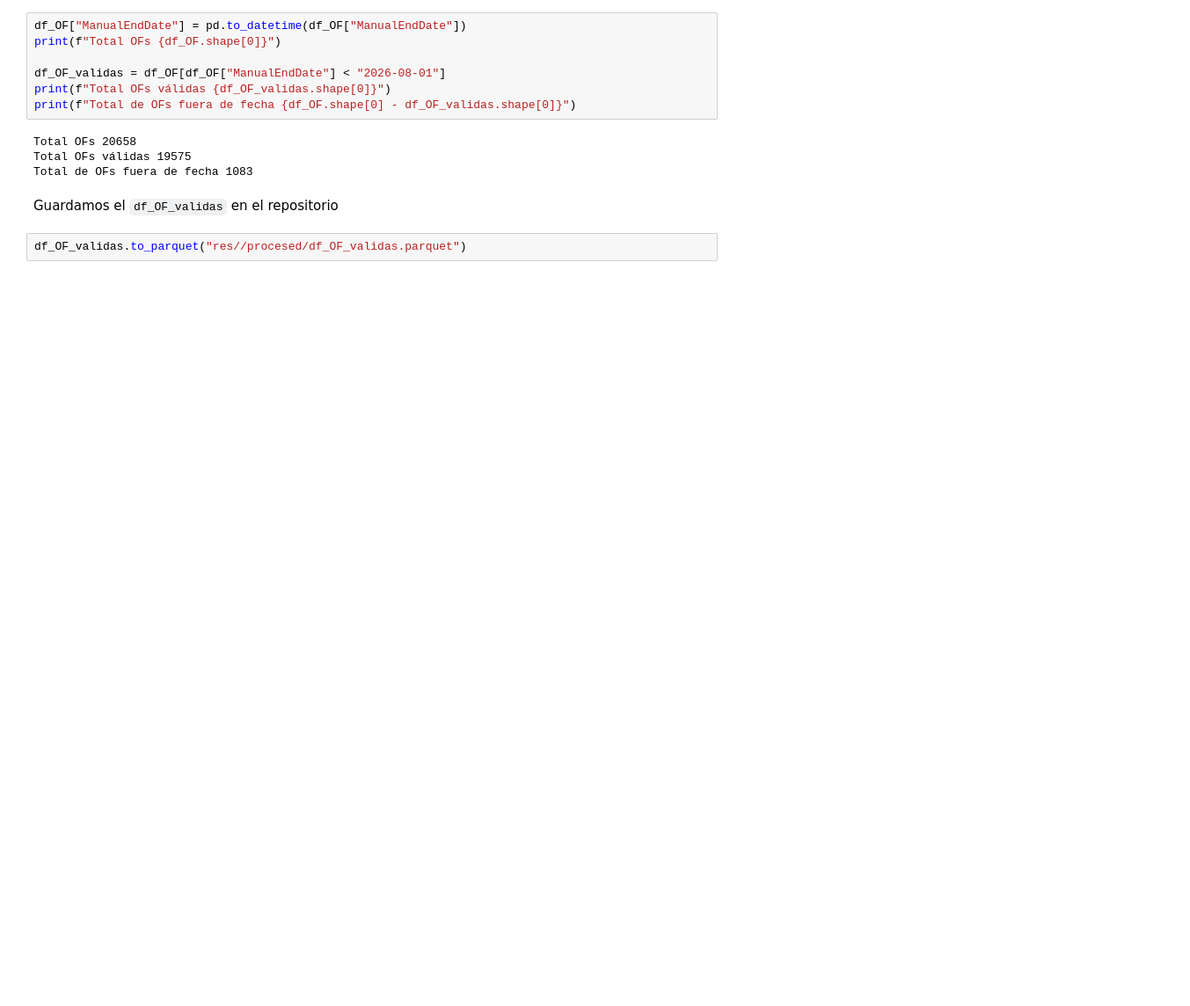
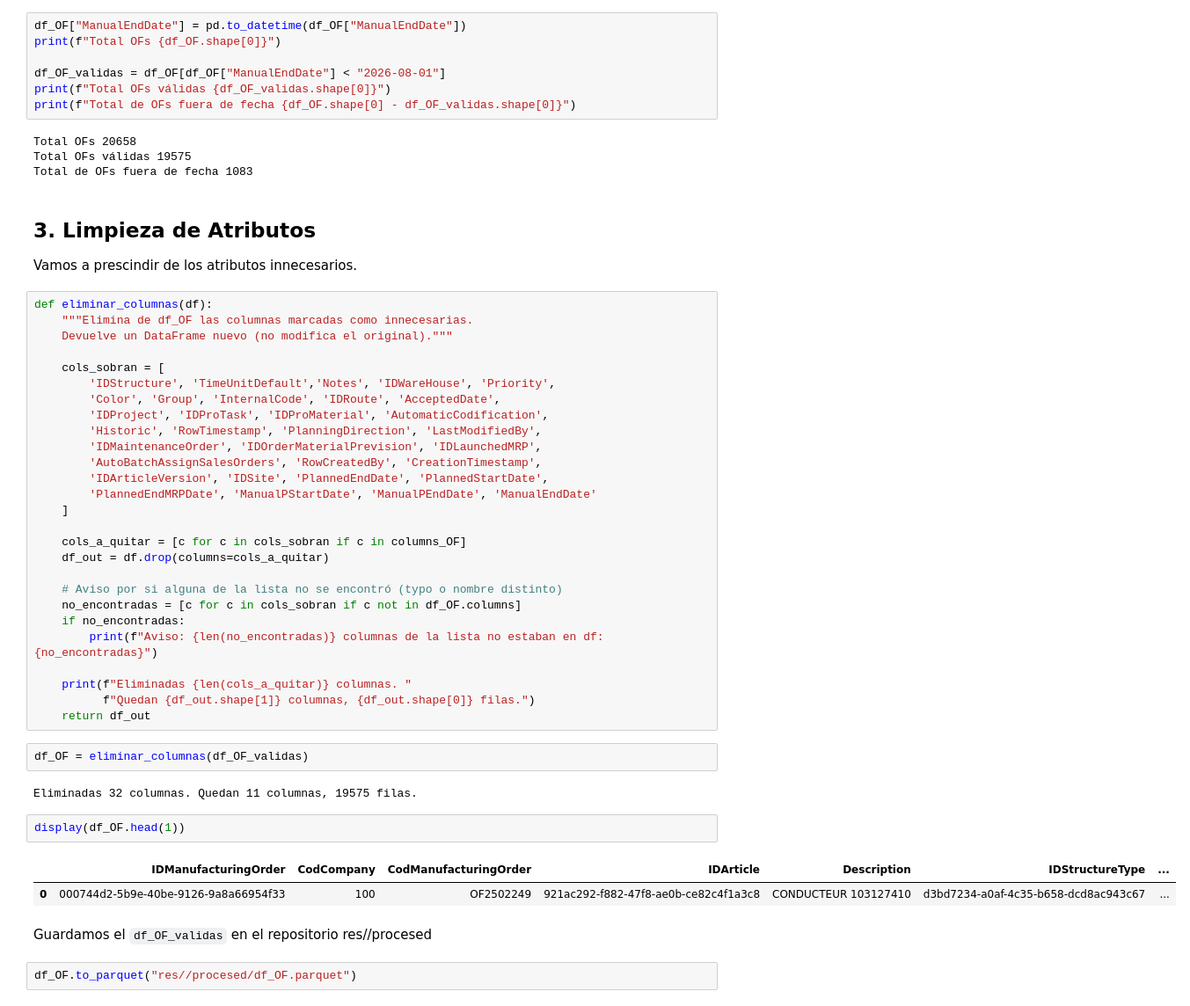
Before and after one commit to muntrans/TFM, a Jupyter notebook: Tratamiento_Datos_OF.ipynb, the cells around one changed output. Shown at 88% size. Drawn from its saved outputs; the diff is of its cells as text; blank space fills up the shorter version.

```diff
--- a/Tratamiento_Datos_OF.ipynb
+++ b/Tratamiento_Datos_OF.ipynb
@@ -63,7 +65,46 @@ print(f"Total de OFs fuera de fecha {df_OF.shape[0] - df_OF_validas.shape[0]}")
 Total OFs 20658
 Total OFs válidas 19575
 Total de OFs fuera de fecha 1083
+# %% [markdown]
+## 3. Limpieza de Atributos
+Vamos a prescindir de los atributos innecesarios.
+# %%
+def eliminar_columnas(df):
+    """Elimina de df_OF las columnas marcadas como innecesarias.
+    Devuelve un DataFrame nuevo (no modifica el original)."""
+
+    cols_sobran = [
+        'IDStructure', 'TimeUnitDefault','Notes', 'IDWareHouse', 'Priority',
+        'Color', 'Group', 'InternalCode', 'IDRoute', 'AcceptedDate',
+        'IDProject', 'IDProTask', 'IDProMaterial', 'AutomaticCodification',
+        'Historic', 'RowTimestamp', 'PlanningDirection', 'LastModifiedBy',
+        'IDMaintenanceOrder', 'IDOrderMaterialPrevision', 'IDLaunchedMRP',
+        'AutoBatchAssignSalesOrders', 'RowCreatedBy', 'CreationTimestamp',
+        'IDArticleVersion', 'IDSite', 'PlannedEndDate', 'PlannedStartDate',
+        'PlannedEndMRPDate', 'ManualPStartDate', 'ManualPEndDate', 'ManualEndDate'
+    ]
+
+    cols_a_quitar = [c for c in cols_sobran if c in columns_OF]
+    df_out = df.drop(columns=cols_a_quitar)
+
+    # Aviso por si alguna de la lista no se encontró (typo o nombre distinto)
+    no_encontradas = [c for c in cols_sobran if c not in df_OF.columns]
+    if no_encontradas:
+        print(f"Aviso: {len(no_encontradas)} columnas de la lista no estaban en df: {no_encontradas}")
+
+    print(f"Eliminadas {len(cols_a_quitar)} columnas. "
+          f"Quedan {df_out.shape[1]} columnas, {df_out.shape[0]} filas.")
+    return df_out
+# %%
+df_OF = eliminar_columnas(df_OF_validas)
+# %% [output]
+Eliminadas 32 columnas. Quedan 11 columnas, 19575 filas.
+# %%
+display(df_OF.head(1))
+# %% [output]
+|  | IDManufacturingOrder | CodCompany | CodManufacturingOrder | IDArticle | Description | IDStructureType | ... |
+| 0 | 000744d2-5b9e-40be-9126-9a8a66954f33 | 100 | OF2502249 | 921ac292-f882-47f8-ae0b-ce82c4f1a3c8 | CONDUCTEUR 103127410 | d3bd7234-a0af-4c35-b658-dcd8ac943c67 | ... |
 # %% [markdown]
-Guardamos el `df_OF_validas` en el repositorio
+Guardamos el `df_OF_validas` en el repositorio res//procesed
 # %%
-df_OF_validas.to_parquet("res//procesed/df_OF_validas.parquet")
+df_OF.to_parquet("res//procesed/df_OF.parquet")
```
Also changed, not shown: parts of 2 cells of this notebook, 6 other files.
